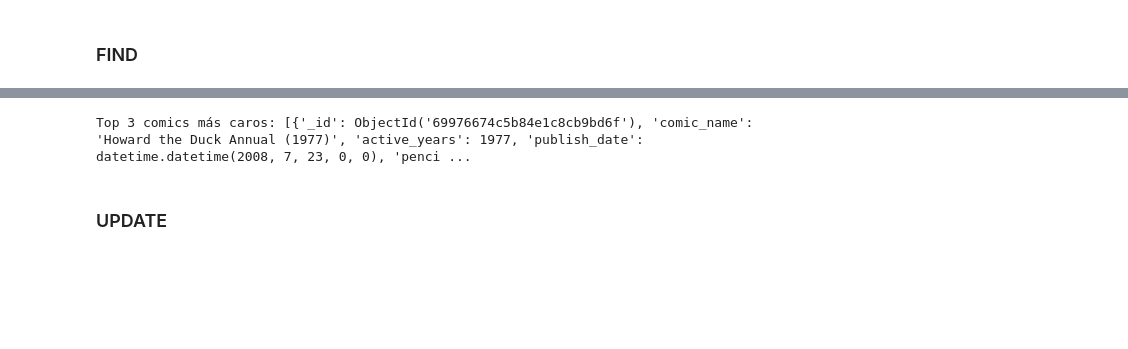
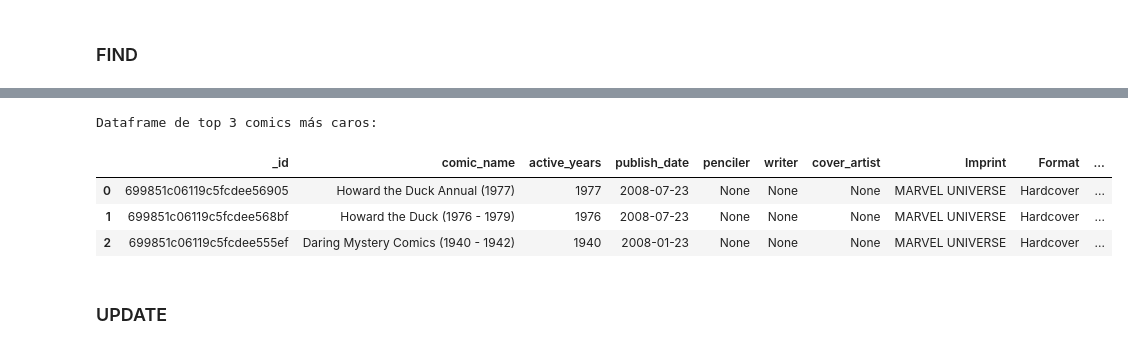
Before and after one commit to AntonioDavid333/tarea2-mongoDB, a Jupyter notebook: act1.ipynb, the cells around one changed output, grey strips where cells are left out. Saved outputs shown, nothing was run; the diff lists cells and outputs as text; code cells hidden in the pictures; blank space fills up the shorter version.

```diff
--- a/act1.ipynb
+++ b/act1.ipynb
@@ -297,9 +318,14 @@ Proyección comic_name y Price (primeros 5): [{'comic_name': 'A Year of Marvels:
 # %%
-#LOS 3 MAS CAROS
-top_priced = list(coleccion.find().sort("Price", -1).limit(3))
-print("Top 3 comics más caros:", top_priced)
+#ORDENACION Y LÍMITE DEL CAMPO PRECIO LIMITADO A 3
+df_top_priced = pd.DataFrame(coleccion.find().sort("Price", -1).limit(3))
+print('Dataframe de top 3 comics más caros:')
+df_top_priced.head()
 # %% [output]
-Top 3 comics más caros: [{'_id': ObjectId('69976674c5b84e1c8cb9bd6f'), 'comic_name': 'Howard the Duck Annual (1977)', 'active_years': 1977, 'publish_date': datetime.datetime(2008, 7, 23, 0, 0), 'penci ...
+Dataframe de top 3 comics más caros:
+|  | _id | comic_name | active_years | publish_date | penciler | writer | cover_artist | Imprint | Format | ... |
+| 0 | 699851c06119c5fcdee56905 | Howard the Duck Annual (1977) | 1977 | 2008-07-23 | None | None | None | MARVEL UNIVERSE | Hardcover | ... |
+| 1 | 699851c06119c5fcdee568bf | Howard the Duck (1976 - 1979) | 1976 | 2008-07-23 | None | None | None | MARVEL UNIVERSE | Hardcover | ... |
+| 2 | 699851c06119c5fcdee555ef | Daring Mystery Comics (1940 - 1942) | 1940 | 2008-01-23 | None | None | None | MARVEL UNIVERSE | Hardcover | ... |
 # %% [markdown]
 ### UPDATE
 # %%
```
Also changed, not shown: parts of 14 cells of this notebook.
